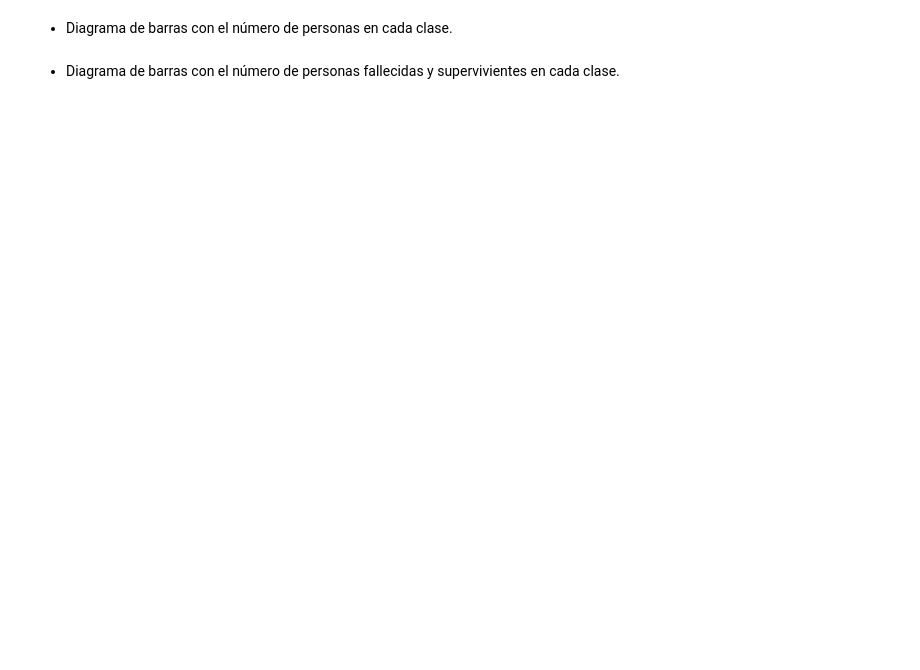
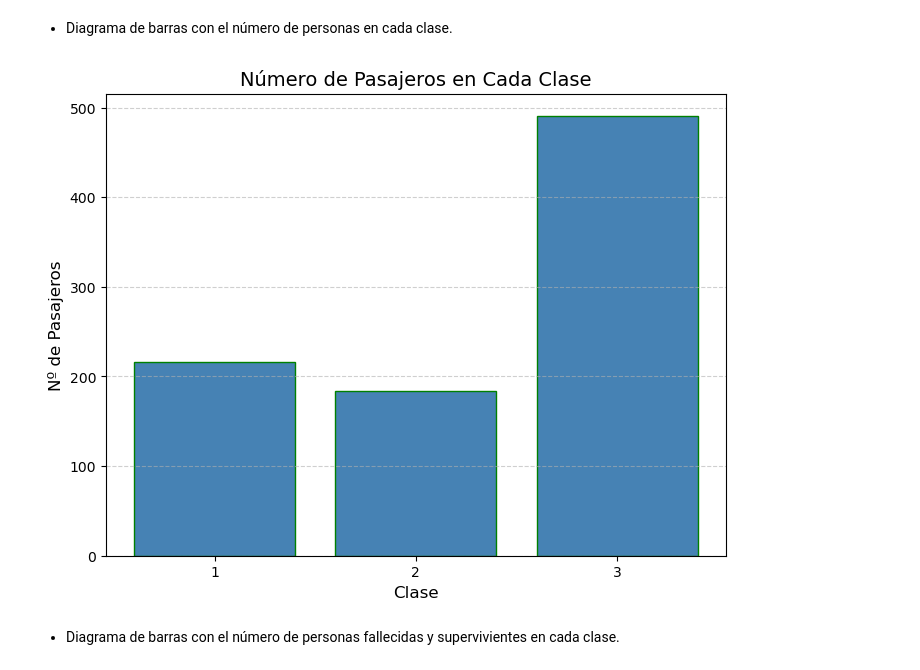
Before and after one commit to JDomingoDelgadoAlonso/MatPlotLib, a Jupyter notebook: MatPlotLib.ipynb, the cells around one changed output. Drawn from its saved outputs; the diff is of its cells as text; code cells hidden in the pictures; blank space fills up the shorter version.

```diff
--- a/MatPlotLib.ipynb
+++ b/MatPlotLib.ipynb
@@ -132,4 +137,17 @@ plt.show()
 # %% [markdown]
 - Diagrama de barras con el número de personas en cada clase.
+# %%
+titanic = pd.read_csv("titanic.csv")
+clases_datos = titanic['Pclass'].value_counts().sort_index()
+plt.figure(figsize=(8, 6))
+plt.bar(clases_datos.index, clases_datos.values, color='steelblue', edgecolor='green')
+plt.title('Número de Pasajeros en Cada Clase', fontsize=14)
+plt.xlabel('Clase', fontsize=12)
+plt.ylabel('Nº de Pasajeros', fontsize=12)
+plt.xticks(clases_datos.index) #pone los indices en el x de los datos que stamos analizando
+plt.grid(axis='y', linestyle='--', alpha=0.6)
+plt.show()
+# %% [output]
+[figure, added]
 # %% [markdown]
 - Diagrama de barras con el número de personas fallecidas y supervivientes en cada clase.
```
Also changed, not shown: parts of 23 cells of this notebook, 1 other file.
